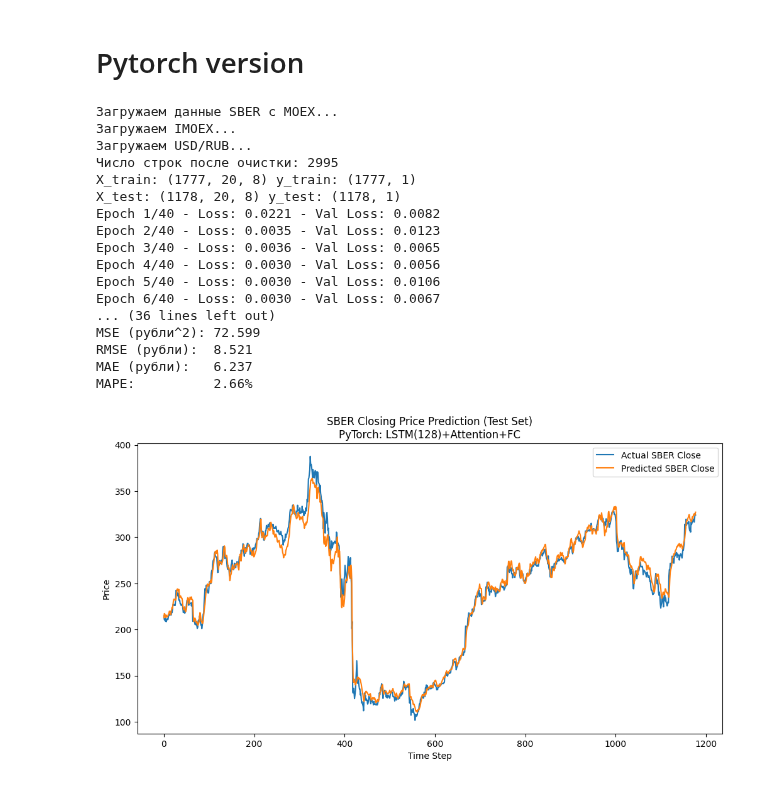
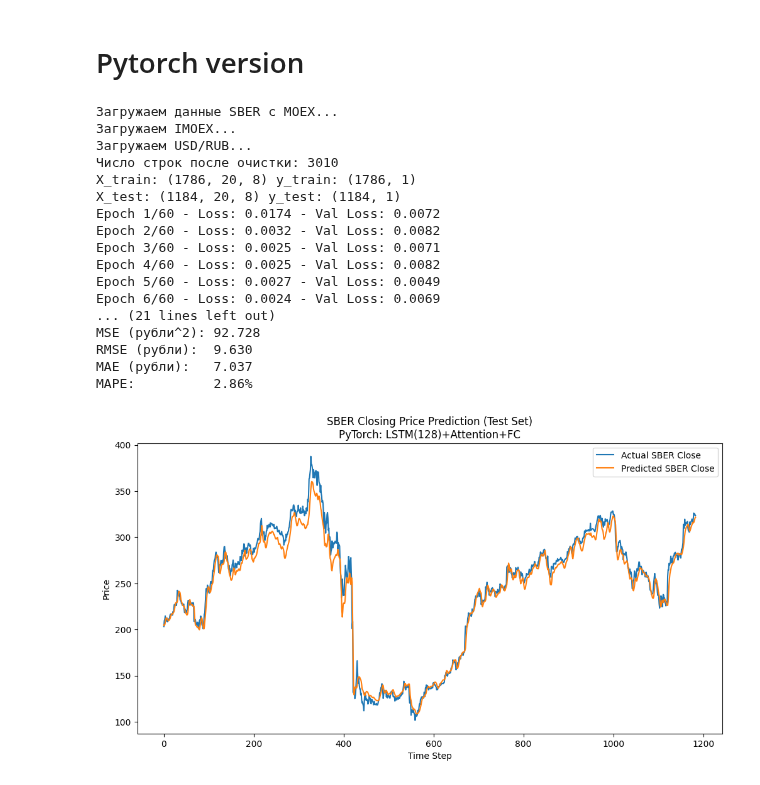
Before and after one commit to NasdormML/Moex_predict, a Jupyter notebook: notebooks/Best_SBER.ipynb, the cells around one changed output. Saved outputs shown, nothing was run; the diff lists cells and outputs as text; code cells hidden in the pictures.

```diff
--- a/notebooks/Best_SBER.ipynb
+++ b/notebooks/Best_SBER.ipynb
@@ -228,7 +228,7 @@ if __name__ == "__main__":
     # 5. Построение модели (пример: LSTM + GRU + Attention + Dense)
     input_layer = Input(shape=(seq_length, len(features)))
 
-    x = LSTM(224, return_sequences=True)(input_layer)
+    x = LSTM(256, return_sequences=True)(input_layer)
     x = Dropout(0.1)(x)
 
     x = GRU(64, return_sequences=True)(x)
@@ -236,8 +236,8 @@ if __name__ == "__main__":
 
     x = AttentionLayer()(x)
 
-    x = Dense(32, activation="relu")(x)
-    x = Dropout(0.1)(x)
+    x = Dense(40, activation="relu")(x)
+    x = Dropout(0.15)(x)
 
     output_layer = Dense(1)(x)
 
@@ -246,13 +246,13 @@ if __name__ == "__main__":
     model.summary()
 
     callbacks = [
-        EarlyStopping(monitor="val_loss", patience=10, restore_best_weights=True),
+        EarlyStopping(monitor="val_loss", patience=15, restore_best_weights=True),
         ReduceLROnPlateau(monitor="val_loss", factor=0.5, patience=5, min_lr=1e-6)
     ]
 
     history = model.fit(
         X_train, y_train,
-        epochs=40,
+        epochs=100,
         batch_size=16,
         validation_split=0.1,
         callbacks=callbacks,
@@ -443,11 +443,13 @@ def fetch_moex_eod_data(security, engine, market, board, start_date, end_date):
     else:
         return None
 
-def compute_rsi(series, period=14):
+def compute_rsi(series: pd.Series, period: int = 14) -> pd.Series:
     delta = series.diff()
-    gain = delta.where(delta > 0, 0).rolling(window=period).mean()
-    loss = (-delta.where(delta < 0, 0)).rolling(window=period).mean()
-    rs = gain / (loss + 1e-10)
+    gain = delta.clip(lower=0)
+    loss = -delta.clip(upper=0)
+    avg_gain = gain.ewm(alpha=1/period, adjust=False).mean()
+    avg_loss = loss.ewm(alpha=1/period, adjust=False).mean()
+    rs = avg_gain / (avg_loss + 1e-10)
     rsi = 100 - (100 / (1 + rs))
     return rsi
 
@@ -636,7 +638,7 @@ if __name__ == "__main__":
     scheduler = optim.lr_scheduler.ReduceLROnPlateau(optimizer, mode='min', factor=0.5, patience=5, min_lr=1e-6)
 
     # Тренировочный цикл с ранней остановкой и градиентным клиппингом
-    num_epochs = 40
+    num_epochs = 60
     patience = 10
     best_val_loss = float('inf')
     epochs_no_improve = 0
@@ -703,45 +705,45 @@ if __name__ == "__main__":
     preds = np.concatenate(preds_list, axis=0)
     actuals = np.concatenate(actual_list, axis=0)
 
     # Обратное масштабирование
     preds_inv = scaler_y.inverse_transform(preds)
     actuals_inv = scaler_y.inverse_transform(actuals)
 
     mse_orig = mean_squared_error(actuals_inv, preds_inv)
     rmse_orig = np.sqrt(mse_orig)
     mae_orig = np.mean(np.abs(actuals_inv - preds_inv))
     mape_orig = np.mean(np.abs((actuals_inv - preds_inv) / actuals_inv)) * 100
 
     print(f"Метрики для SBER:")
     print(f"MSE (рубли^2): {mse_orig:.3f}")
     print(f"RMSE (рубли):  {rmse_orig:.3f}")
     print(f"MAE (рубли):   {mae_orig:.3f}")
     print(f"MAPE:          {mape_orig:.2f}%")
 
     plt.figure(figsize=(12,6))
     plt.plot(actuals_inv.flatten(), label="Actual SBER Close")
     plt.plot(preds_inv.flatten(), label="Predicted SBER Close")
     plt.title("SBER Closing Price Prediction (Test Set)\nPyTorch: LSTM(128)+Attention+FC")
     plt.xlabel("Time Step")
     plt.ylabel("Price")
     plt.legend()
     plt.show()
 # %% [output]
 Загружаем данные SBER с MOEX...
 Загружаем IMOEX...
 Загружаем USD/RUB...
-Число строк после очистки: 2995
-X_train: (1777, 20, 8) y_train: (1777, 1)
-X_test: (1178, 20, 8) y_test: (1178, 1)
-Epoch 1/40 - Loss: 0.0221 - Val Loss: 0.0082
-Epoch 2/40 - Loss: 0.0035 - Val Loss: 0.0123
-Epoch 3/40 - Loss: 0.0036 - Val Loss: 0.0065
-Epoch 4/40 - Loss: 0.0030 - Val Loss: 0.0056
-Epoch 5/40 - Loss: 0.0030 - Val Loss: 0.0106
-Epoch 6/40 - Loss: 0.0030 - Val Loss: 0.0067
-... (36 lines left out)
-MSE (рубли^2): 72.599
-RMSE (рубли):  8.521
-MAE (рубли):   6.237
-MAPE:          2.66%
+Число строк после очистки: 3010
+X_train: (1786, 20, 8) y_train: (1786, 1)
+X_test: (1184, 20, 8) y_test: (1184, 1)
+Epoch 1/60 - Loss: 0.0174 - Val Loss: 0.0072
+Epoch 2/60 - Loss: 0.0032 - Val Loss: 0.0082
+Epoch 3/60 - Loss: 0.0025 - Val Loss: 0.0071
+Epoch 4/60 - Loss: 0.0025 - Val Loss: 0.0082
+Epoch 5/60 - Loss: 0.0027 - Val Loss: 0.0049
+Epoch 6/60 - Loss: 0.0024 - Val Loss: 0.0069
+... (21 lines left out)
+MSE (рубли^2): 92.728
+RMSE (рубли):  9.630
+MAE (рубли):   7.037
+MAPE:          2.86%
-[figure, old version]
+[figure, new version]
```
Also changed, not shown: parts of 2 cells of this notebook.
